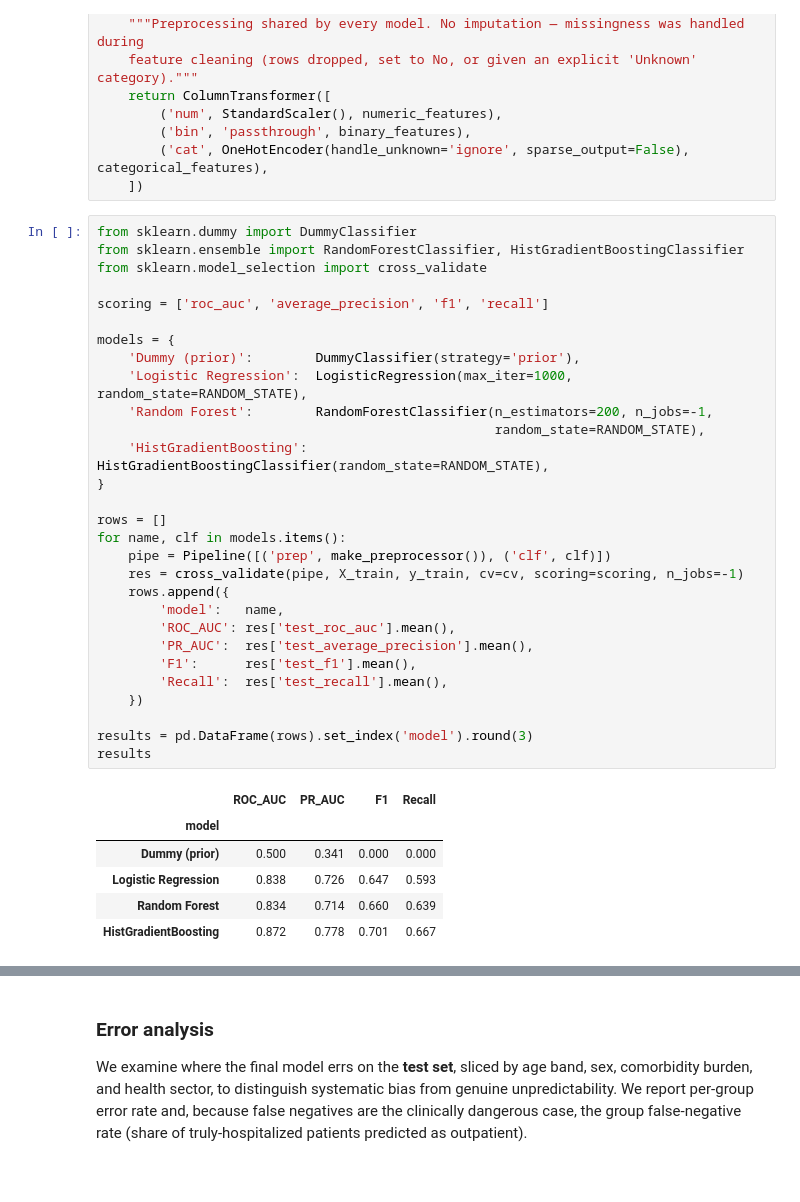
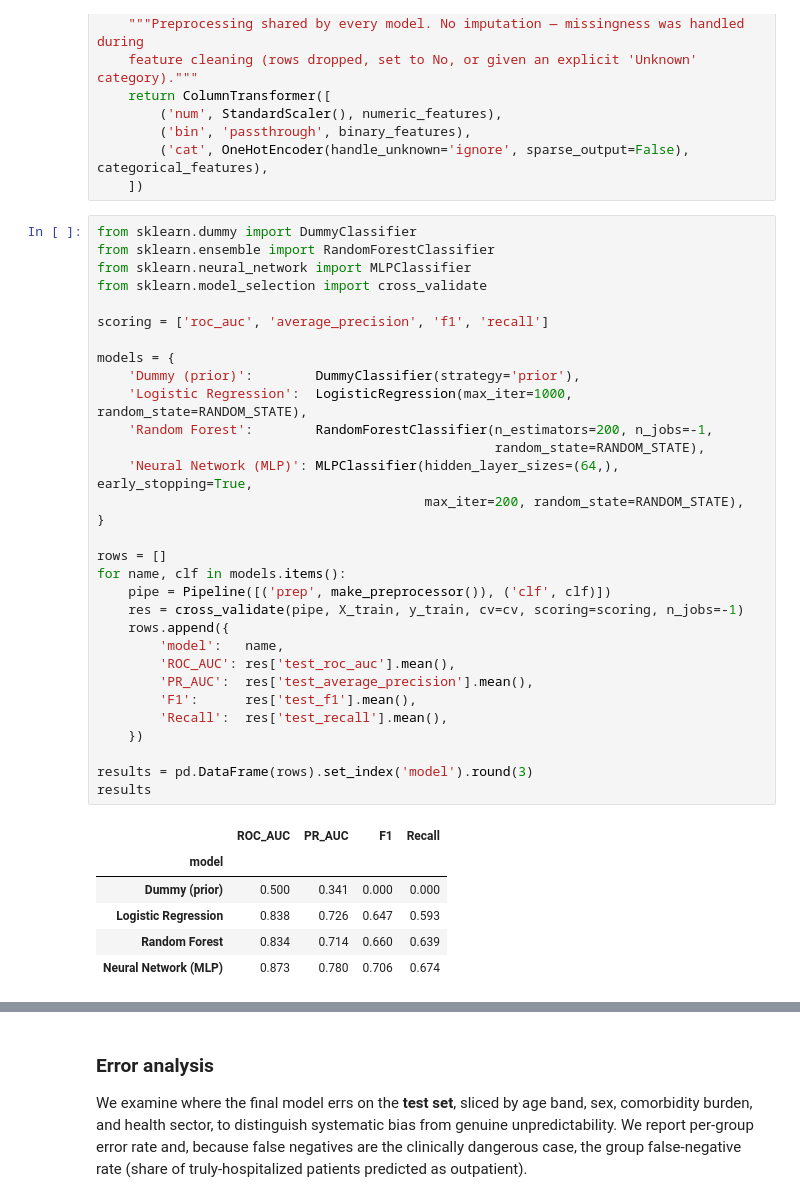
Before and after one commit to dfd0430/ml, a Jupyter notebook: project_notebook.ipynb, the cells around one changed output, grey strips where cells are left out. Drawn from its saved outputs; the diff is of its cells as text.

Commit message:
add optuna mlp classifier

```diff
--- a/project_notebook.ipynb
+++ b/project_notebook.ipynb
@@ -553,40 +553,42 @@ def make_preprocessor():
     ])
 # %%
 from sklearn.dummy import DummyClassifier
-from sklearn.ensemble import RandomForestClassifier, HistGradientBoostingClassifier
+from sklearn.ensemble import RandomForestClassifier
+from sklearn.neural_network import MLPClassifier
 from sklearn.model_selection import cross_validate
 
 scoring = ['roc_auc', 'average_precision', 'f1', 'recall']
 
 models = {
     'Dummy (prior)':        DummyClassifier(strategy='prior'),
     'Logistic Regression':  LogisticRegression(max_iter=1000, random_state=RANDOM_STATE),
     'Random Forest':        RandomForestClassifier(n_estimators=200, n_jobs=-1,
                                                    random_state=RANDOM_STATE),
-    'HistGradientBoosting': HistGradientBoostingClassifier(random_state=RANDOM_STATE),
+    'Neural Network (MLP)': MLPClassifier(hidden_layer_sizes=(64,), early_stopping=True,
+                                          max_iter=200, random_state=RANDOM_STATE),
 }
 
 rows = []
 for name, clf in models.items():
     pipe = Pipeline([('prep', make_preprocessor()), ('clf', clf)])
     res = cross_validate(pipe, X_train, y_train, cv=cv, scoring=scoring, n_jobs=-1)
     rows.append({
         'model':   name,
         'ROC_AUC': res['test_roc_auc'].mean(),
         'PR_AUC':  res['test_average_precision'].mean(),
         'F1':      res['test_f1'].mean(),
         'Recall':  res['test_recall'].mean(),
     })
 
 results = pd.DataFrame(rows).set_index('model').round(3)
 results
 # %% [output]
 |  | ROC_AUC | PR_AUC | F1 | Recall |
 | model |  |  |  |  |
 | Dummy (prior) | 0.500 | 0.341 | 0.000 | 0.000 |
 | Logistic Regression | 0.838 | 0.726 | 0.647 | 0.593 |
 | Random Forest | 0.834 | 0.714 | 0.660 | 0.639 |
-| HistGradientBoosting | 0.872 | 0.778 | 0.701 | 0.667 |
+| Neural Network (MLP) | 0.873 | 0.780 | 0.706 | 0.674 |
 # %% [markdown]
 # Section C — Final Pipeline, Cross-Validation & Hyperparameter Search
 
```
Also changed, not shown: parts of 6 cells of this notebook, 3 other files.
